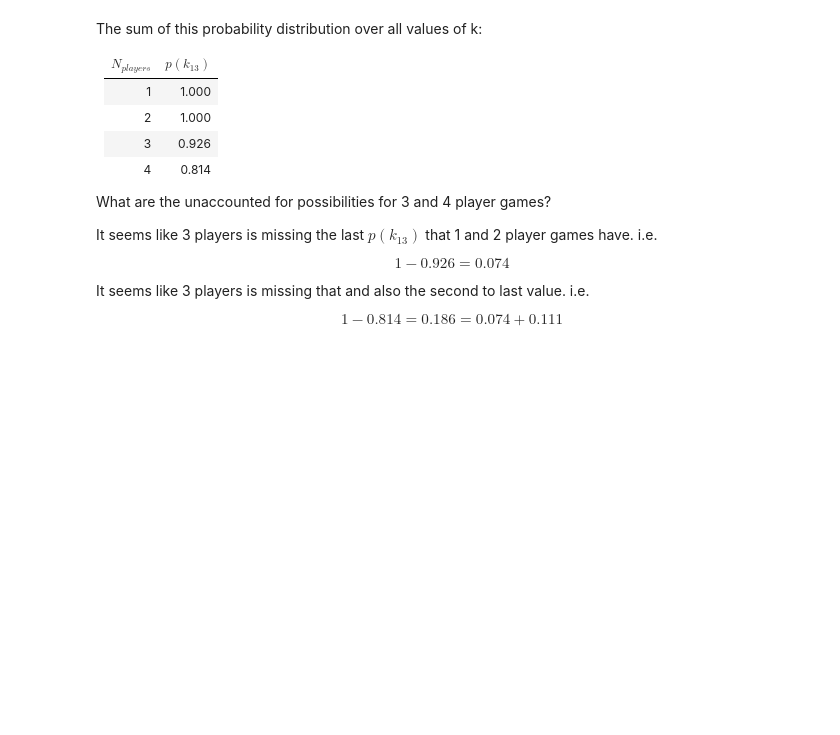
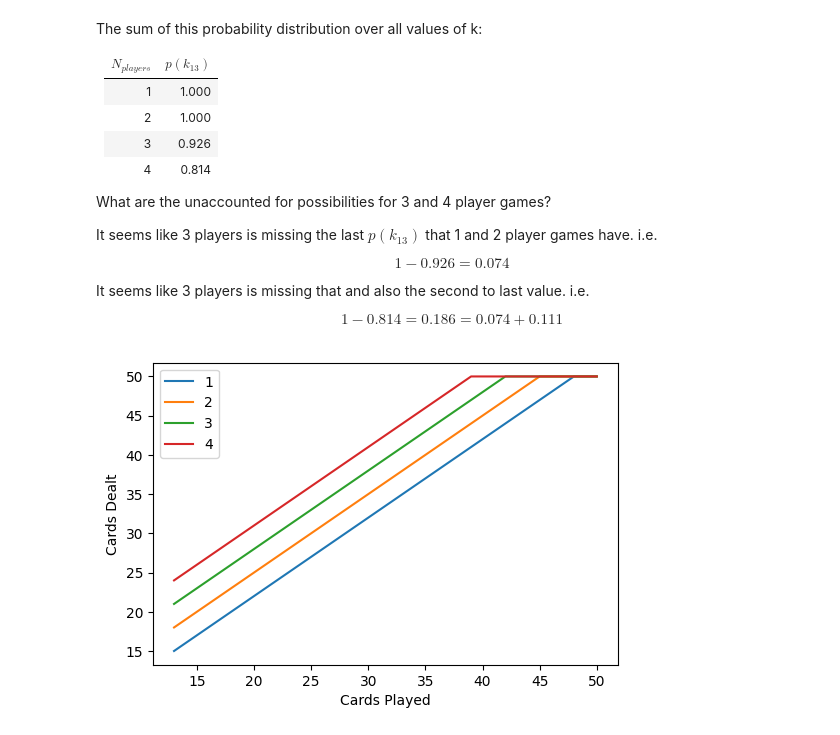
Before and after one commit to mblemberg/hoot-owl-hoot, a Jupyter notebook: lost_game_duration.ipynb, the cells around one changed output. Saved outputs shown, nothing was run; the diff lists cells and outputs as text; code cells hidden in the pictures; blank space fills up the shorter version.

Commit message:
generate cards_dealt plot

```diff
--- a/lost_game_duration.ipynb
+++ b/lost_game_duration.ipynb
@@ -230,3 +288,20 @@ $$1 - 0.926 = 0.074$$
 It seems like 3 players is missing that and also the second to last value.  i.e.
 
 $$1 - 0.814 = 0.186 = 0.074 + 0.111$$
+# %%
+# Plot n_cards_dealt vs. n_cards_played
+for n_hands in range(1, 5):
+    n_cards_played = list(range(13, 51))
+    n_cards_dealt = []
+    for n in n_cards_played:
+        n_cards_dealt.append(n + 3*n_hands - 1)
+        if n_cards_dealt[-1] > 50:
+            n_cards_dealt[-1] = 50
+    plt.plot(n_cards_played, n_cards_dealt, label=str(n_hands))
+plt.legend()
+plt.xlabel('Cards Played')
+plt.ylabel('Cards Dealt')
+# plt.savefig('cards_dealt.png', dpi=300)
+plt.show()
+# %% [output]
+[figure, added]
```
Also changed, not shown: parts of 9 cells of this notebook, 1 other file.
